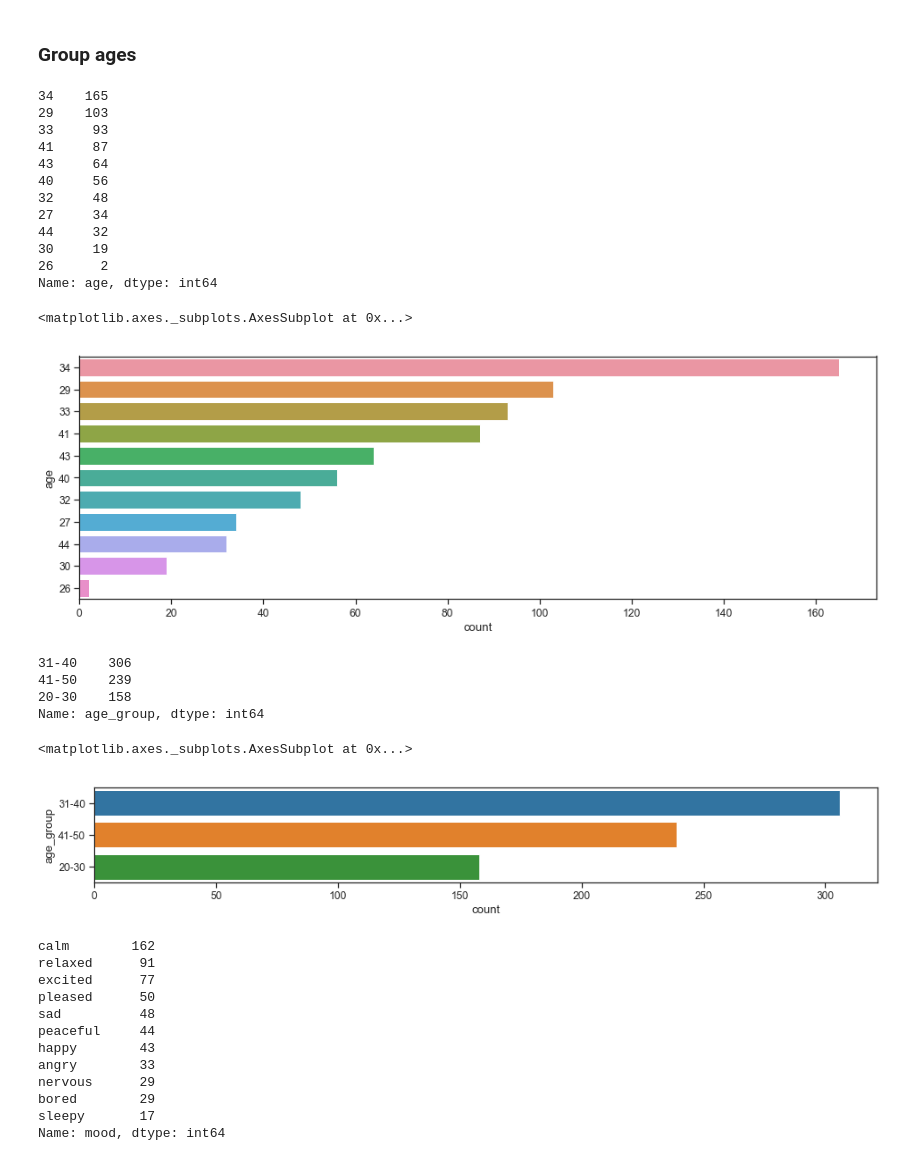
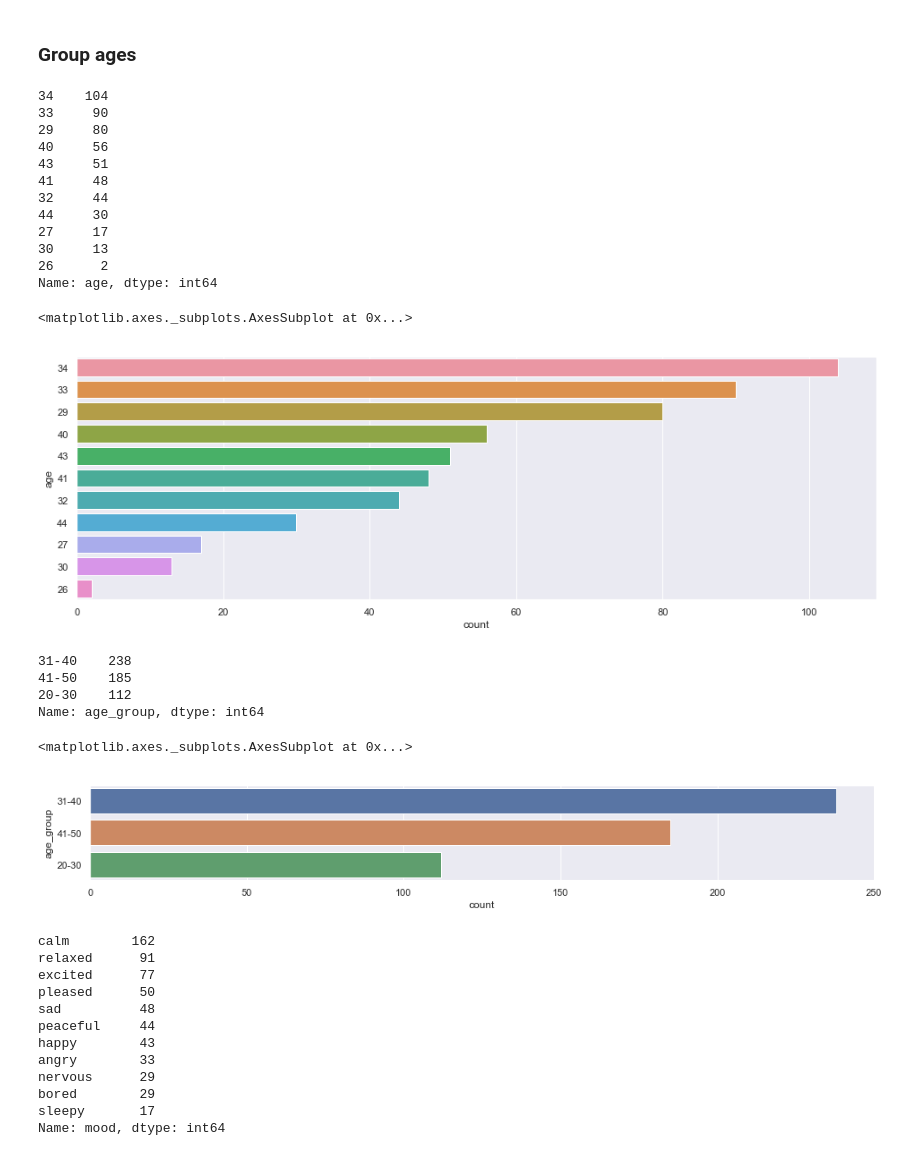
Before and after one commit to epistimi4/emotion_based_music_recomendation, a Jupyter notebook: correlations/Clustering with t-Stochastic Neighboring Embeddings for Music.ipynb, the cells around one changed output. Drawn from its saved outputs; the diff is of its cells as text; code cells hidden in the pictures.

```diff
--- a/correlations/Clustering with t-Stochastic Neighboring Embeddings for Music.ipynb
+++ b/correlations/Clustering with t-Stochastic Neighboring Embeddings for Music.ipynb
@@ -51,6 +51,7 @@ import seaborn as sns
 import matplotlib.pyplot as plt
 %matplotlib inline
 
+sns.set()
 pd.set_option('display.max_columns', 150)
 path='C:\\usersCode\\MScDataScience\\Multimodal analysis\\Preprocessing\\'
 # %% [markdown]
@@ -83,24 +84,25 @@ Name: gender, dtype: int64
 # %% [markdown]
 ### Group ages ###
 # %%
+df['age'] = pd.to_numeric(df['age'], errors='coerce')
 print(df['age'].value_counts())
 plt.figure(figsize=(16,5))
 sns.countplot(y='age', data=df, order = df.age.value_counts().index )
 # %% [output]
-34    165
-29    103
-33     93
-41     87
-43     64
+34    104
+33     90
+29     80
 40     56
-32     48
-27     34
-44     32
-30     19
+43     51
+41     48
+32     44
+44     30
+27     17
+30     13
 26      2
 Name: age, dtype: int64
 <matplotlib.axes._subplots.AxesSubplot at 0x...>
-[figure, old version]
+[figure, new version]
 # %%
 #grouping ages
 bins = [20,31,40,50]
@@ -111,12 +113,12 @@ print(df['age_group'].value_counts())
 plt.figure(figsize=(16,2))
 sns.countplot(y='age_group', data=df, order = df.age_group.value_counts().index )
 # %% [output]
-31-40    306
-41-50    239
-20-30    158
+31-40    238
+41-50    185
+20-30    112
 Name: age_group, dtype: int64
 <matplotlib.axes._subplots.AxesSubplot at 0x...>
-[figure, old version]
+[figure, new version]
 # %%
 print(df['mood'].value_counts())
 plt.figure(figsize=(16,6))
```
Also changed, not shown: parts of 8 cells of this notebook, 1 other file.
